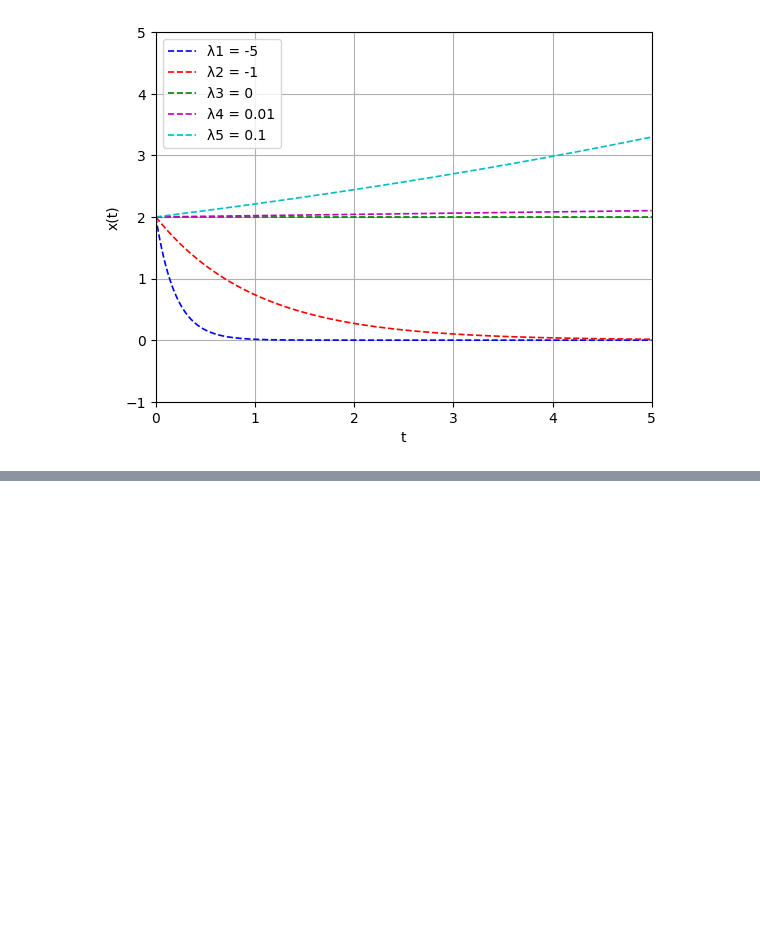
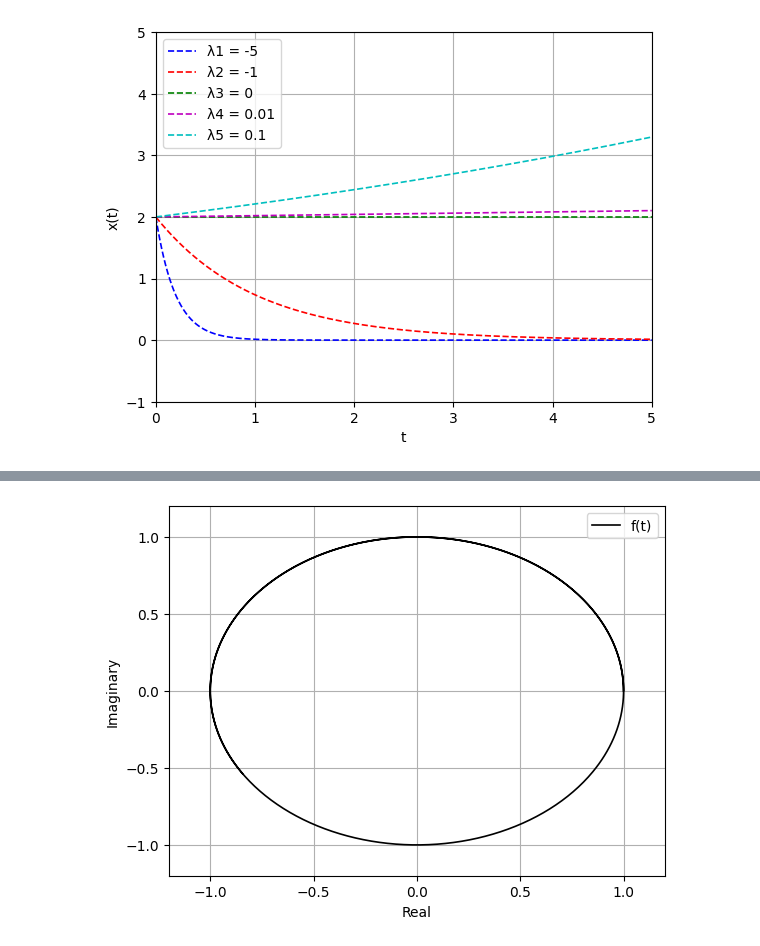
Before and after one commit to holyhenry/uw-me-564-565, a Jupyter notebook: hw1/hw1_sol.ipynb, the cells around one changed output, grey strips where cells are left out. Cells and saved outputs as stored; diff of their text form; code cells hidden in the pictures; blank space fills up the shorter version.

```diff
--- a/hw1/hw1_sol.ipynb
+++ b/hw1/hw1_sol.ipynb
@@ -84,0 +85,16 @@ plt.show()
+# %%
+# Exercise 1-4 (a)
+t = np.arange(0, 10, 0.01, dtype=float)
+
+ft1_real = np.cos(t)
+ft1_imag = np.sin(t)
+plt.xlim(-1.2, 1.2)
+plt.ylim(-1.2, 1.2)
+plt.xlabel('Real')
+plt.ylabel('Imaginary')
+plt.grid(True)
+plt.plot(ft1_real, ft1_imag, 'k', linewidth=1.2)
+plt.legend(['f(t)'])
+plt.show()
+# %% [output]
+[figure, added]
```
Also changed, not shown: parts of 5 cells of this notebook, 8 other files.
